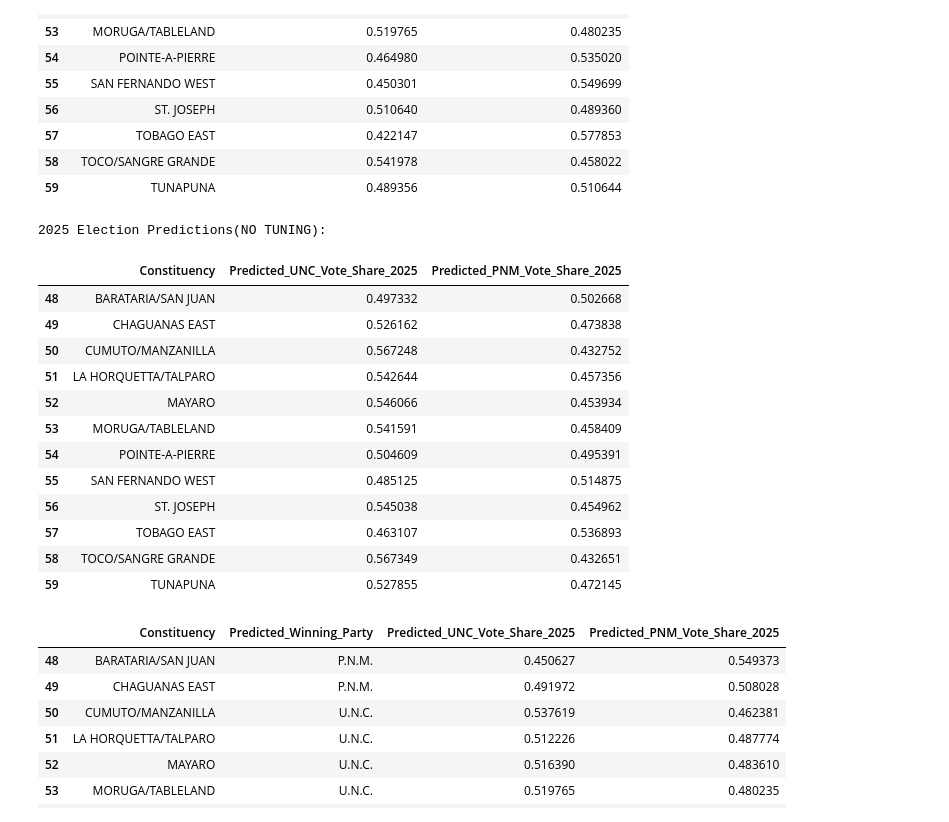
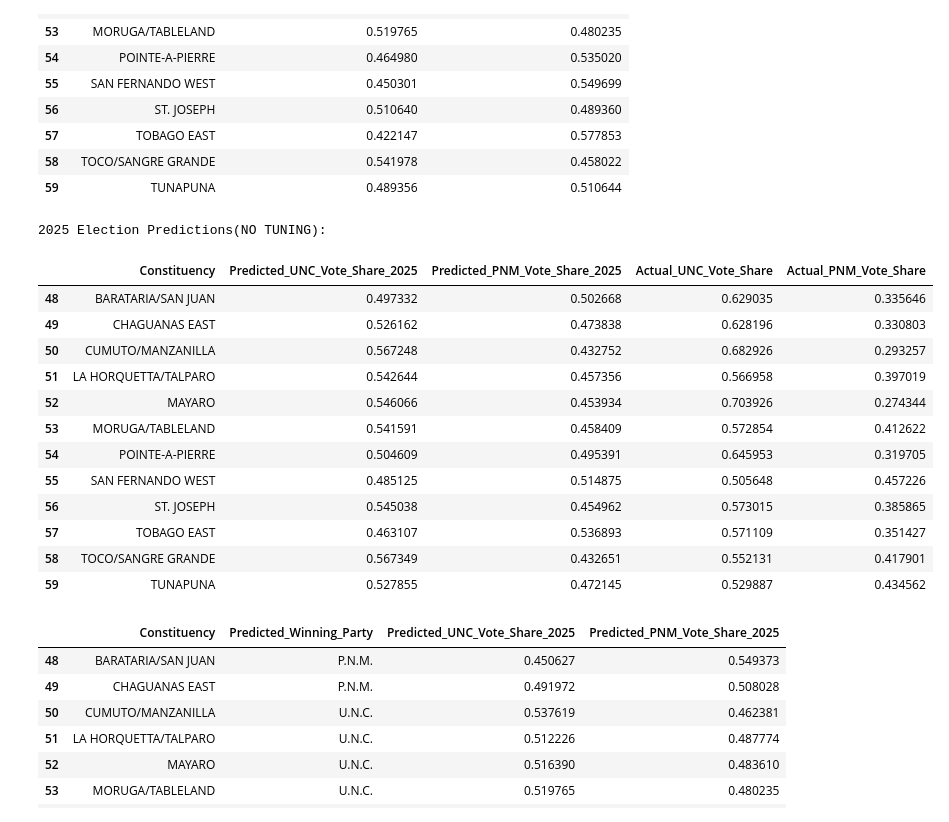
Before and after one commit to CorporaCorporate/COMP-3610-Project, a Jupyter notebook: feature-engineering.ipynb, the cells around one changed output. Drawn from its saved outputs; the diff is of its cells as text; code cells hidden in the pictures.

```diff
--- a/feature-engineering.ipynb
+++ b/feature-engineering.ipynb
@@ -461,8 +422,8 @@ Incorrect Predictions:
 import pandas as pd
 
 # Replace with the path to your Excel file
-df_elasticity = pd.read_excel('csvs/collated-tt-election-results.xlsx', sheet_name='ELECTORAL_ELASTICITY', skiprows=0, header=1)
-df_elasticity.to_csv('csvs/tt_constituency_elasticity.csv', index=False)
+df = pd.read_excel('csvs/collated-tt-election-results.xlsx', sheet_name='ELECTORAL_ELASTICITY', skiprows=0, header=1)
+
 # Mapping for encoding the categorical values
 encoding_map = {
     'VERY LOW': 1,
@@ -473,13 +434,13 @@ encoding_map = {
 }
 
 # Apply encoding to the 'ELASTICITY' and 'SWING_PROB' columns
-df_elasticity['ELASTICITY'] = df_elasticity['ELASTICITY'].replace(encoding_map)
-df_elasticity['SWING_PROB'] = df_elasticity['SWING_PROB'].replace(encoding_map)
+df['ELASTICITY'] = df['ELASTICITY'].replace(encoding_map)
+df['SWING_PROB'] = df['SWING_PROB'].replace(encoding_map)
 
 # Display the transformed DataFrame
-# df_elasticity
+# df
 # %%
-df_marginal_seats = pd.merge(df_marginal_seats, df_elasticity, left_on=['Year', 'CONSTITUENCIES'], right_on=['YEAR', 'DISTRICT'], how='inner')
+df_marginal_seats = pd.merge(df_marginal_seats, df, left_on=['Year', 'CONSTITUENCIES'], right_on=['YEAR', 'DISTRICT'], how='inner')
 
 # Display the merged DataFrame
 df_marginal_seats
@@ -887,43 +845,48 @@ df_2025_predictions_with_tuning
 # %%
 df_2025 = df_marginal_seats[df_marginal_seats['Year'] == 2024]  # Your 2025 inputs
 X_2025 = df_2025[features]
 
 y_2025_pred = reg.predict(X_2025)
 
 # Extract UNC and PNM predictions
 predicted_unc_2025 = y_2025_pred[:, 0]
 predicted_pnm_2025 = y_2025_pred[:, 1]
 
 predicted_sum_2025 = predicted_unc_2025 + predicted_pnm_2025
 scale_factor = np.where(predicted_sum_2025 > 1, 1 / predicted_sum_2025, 1)
 
 predicted_unc_2025 = predicted_unc_2025 * scale_factor
 predicted_pnm_2025 = predicted_pnm_2025 * scale_factor
 
 # DataFrame of 2025 predictions
 df_2025_predictions_no_tuning = pd.DataFrame({
     'Constituency': df_2025['CONSTITUENCIES'],
     'Predicted_UNC_Vote_Share_2025': predicted_unc_2025,
     'Predicted_PNM_Vote_Share_2025': predicted_pnm_2025
 })
 
 print("\n2025 Election Predictions(NO TUNING):\n")
+actual_unc = df_2025['U.N.C._VOTES_%'].values
+actual_pnm = df_2025['P.N.M._VOTES_%'].values
+
+df_2025_predictions_no_tuning['Actual_UNC_Vote_Share'] = actual_unc
+df_2025_predictions_no_tuning['Actual_PNM_Vote_Share'] = actual_pnm
 df_2025_predictions_no_tuning
 # %% [output]
 2025 Election Predictions(NO TUNING):
-|  | Constituency | Predicted_UNC_Vote_Share_2025 | Predicted_PNM_Vote_Share_2025 |
-| 48 | BARATARIA/SAN JUAN | 0.497332 | 0.502668 |
-| 49 | CHAGUANAS EAST | 0.526162 | 0.473838 |
-| 50 | CUMUTO/MANZANILLA | 0.567248 | 0.432752 |
-| 51 | LA HORQUETTA/TALPARO | 0.542644 | 0.457356 |
-| 52 | MAYARO | 0.546066 | 0.453934 |
-| 53 | MORUGA/TABLELAND | 0.541591 | 0.458409 |
-| 54 | POINTE-A-PIERRE | 0.504609 | 0.495391 |
-| 55 | SAN FERNANDO WEST | 0.485125 | 0.514875 |
-| 56 | ST. JOSEPH | 0.545038 | 0.454962 |
-| 57 | TOBAGO EAST | 0.463107 | 0.536893 |
-| 58 | TOCO/SANGRE GRANDE | 0.567349 | 0.432651 |
-| 59 | TUNAPUNA | 0.527855 | 0.472145 |
+|  | Constituency | Predicted_UNC_Vote_Share_2025 | Predicted_PNM_Vote_Share_2025 | Actual_UNC_Vote_Share | Actual_PNM_Vote_Share |
+| 48 | BARATARIA/SAN JUAN | 0.497332 | 0.502668 | 0.629035 | 0.335646 |
+| 49 | CHAGUANAS EAST | 0.526162 | 0.473838 | 0.628196 | 0.330803 |
+| 50 | CUMUTO/MANZANILLA | 0.567248 | 0.432752 | 0.682926 | 0.293257 |
+| 51 | LA HORQUETTA/TALPARO | 0.542644 | 0.457356 | 0.566958 | 0.397019 |
+| 52 | MAYARO | 0.546066 | 0.453934 | 0.703926 | 0.274344 |
+| 53 | MORUGA/TABLELAND | 0.541591 | 0.458409 | 0.572854 | 0.412622 |
+| 54 | POINTE-A-PIERRE | 0.504609 | 0.495391 | 0.645953 | 0.319705 |
+| 55 | SAN FERNANDO WEST | 0.485125 | 0.514875 | 0.505648 | 0.457226 |
+| 56 | ST. JOSEPH | 0.545038 | 0.454962 | 0.573015 | 0.385865 |
+| 57 | TOBAGO EAST | 0.463107 | 0.536893 | 0.571109 | 0.351427 |
+| 58 | TOCO/SANGRE GRANDE | 0.567349 | 0.432651 | 0.552131 | 0.417901 |
+| 59 | TUNAPUNA | 0.527855 | 0.472145 | 0.529887 | 0.434562 |
 # %%
 df_2025_predictions_with_tuning['Predicted_Winning_Party'] = np.where(
     df_2025_predictions_with_tuning['Predicted_UNC_Vote_Share_2025'] > df_2025_predictions_with_tuning['Predicted_PNM_Vote_Share_2025'],
```
Also changed, not shown: parts of 13 cells of this notebook, 11 other files.
